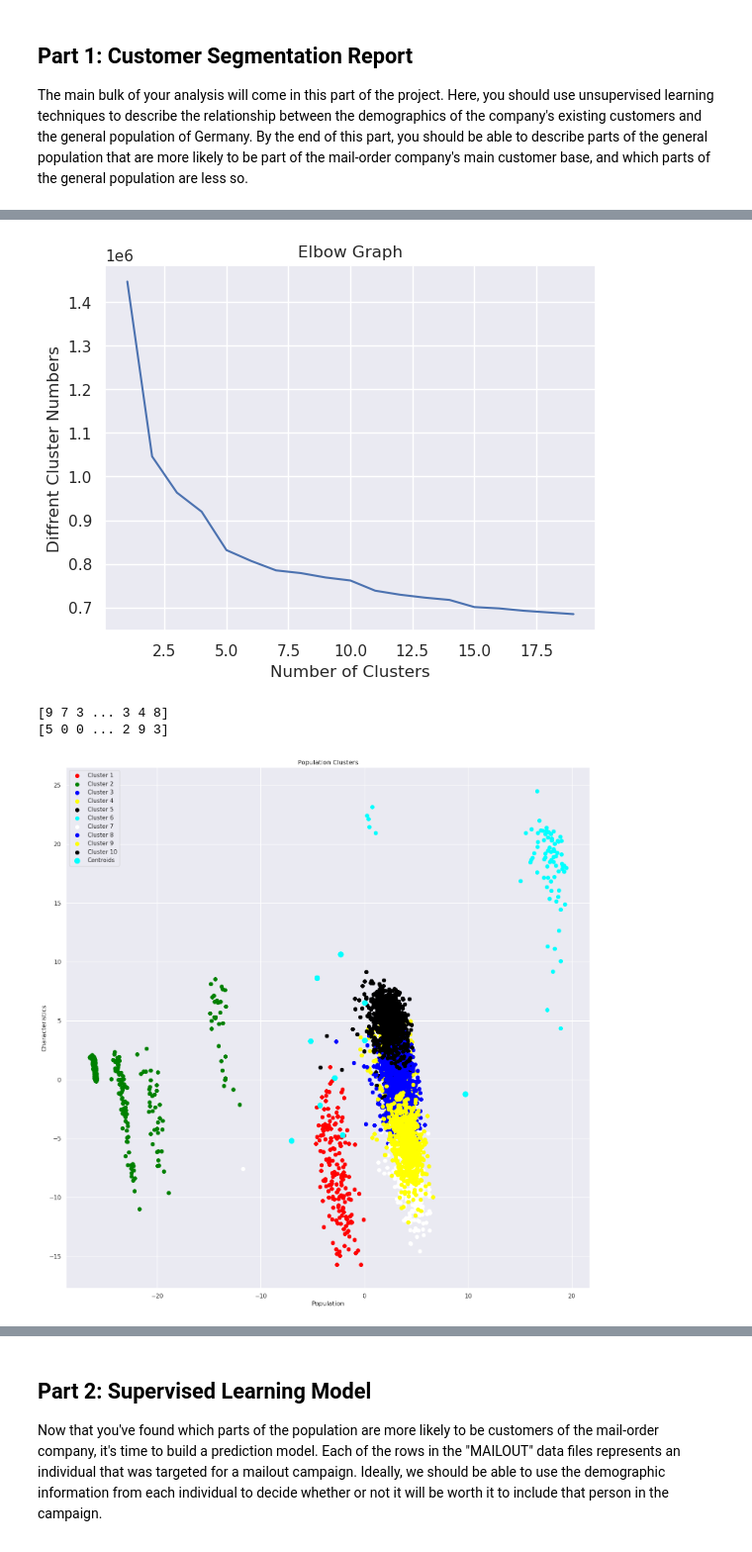
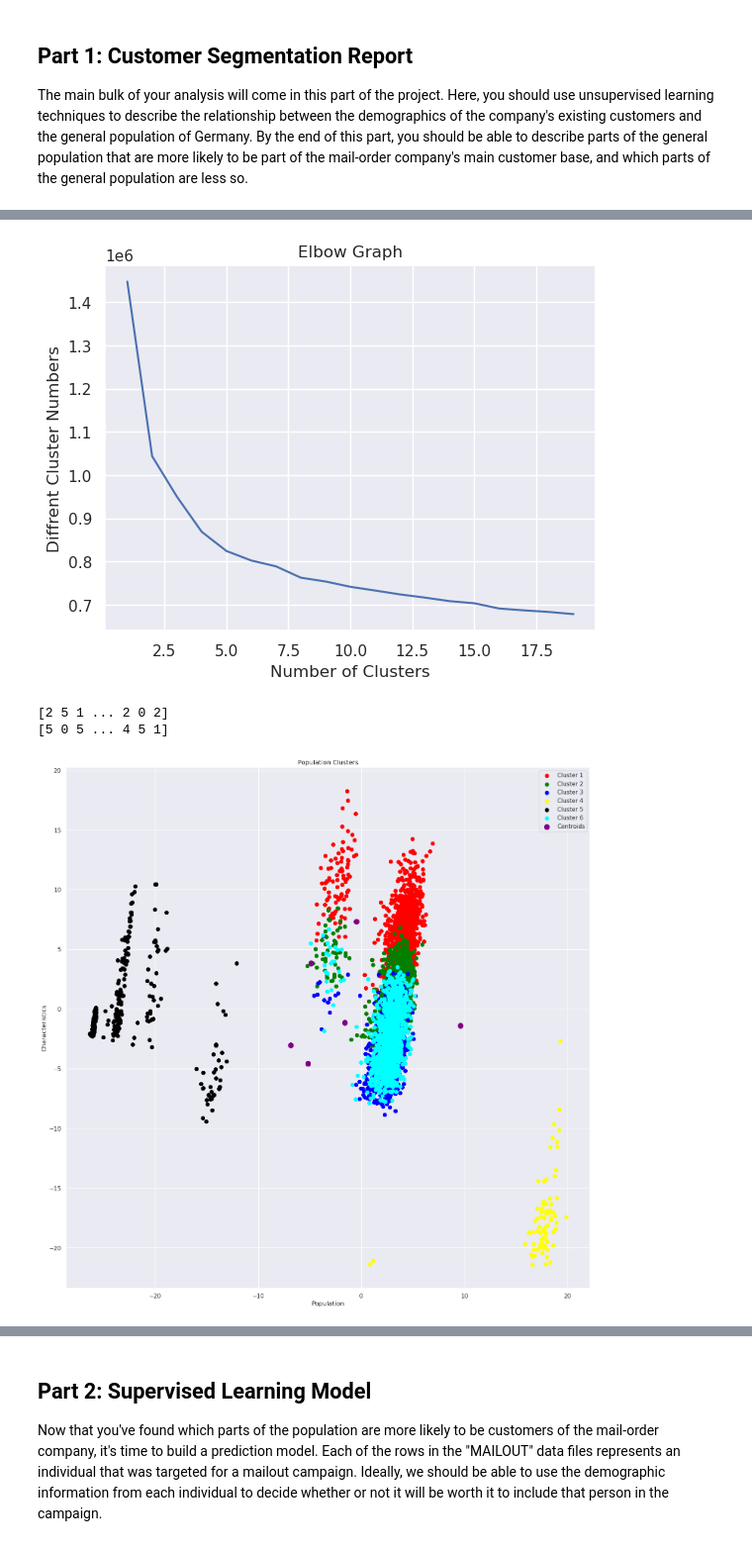
Before and after one commit to AkramAls/AWS_MLE_Proj, a Jupyter notebook: Arvato Project Workbook.ipynb, the cells around one changed output, grey strips where cells are left out. Shown at 99% size. Cells and saved outputs as stored; diff of their text form; code cells hidden in the pictures.

```diff
--- a/Arvato Project Workbook.ipynb
+++ b/Arvato Project Workbook.ipynb
@@ -494,5 +494,5 @@ Columns with 80% variance:  82
 # %%
-pca = PCA(n_components=82)
+pca = PCA(n_components=81)
 newpop_data = pca.fit_transform(population)
 print('New Population Data after PCA: ',newpop_data.shape)
 # %% [output]
@@ -500,5 +500,5 @@ New Population Data after PCA:  (5000, 82)
 # %%
-pca = PCA(n_components=82)
+pca = PCA(n_components=81)
 newcust_data=pca.fit_transform(customers)
 # %%
 # List to store inertia values for each k
@@ -547,52 +547,52 @@ plt.xlabel('Number of Clusters')
 plt.ylabel('Diffrent Cluster Numbers')
 plt.show()
 # %% [output]
-[figure, old version]
+[figure, new version]
 # %%
-kmeans = KMeans(n_clusters=10, init='k-means++', random_state=0)
+kmeans = KMeans(n_clusters=6, init='k-means++', random_state=0)
 Y = kmeans.fit_predict(newpop_data)
 print(Y)
 
 Z= kmeans.fit_predict(newcust_data)
 print(Z)
 # %% [output]
-[9 7 3 ... 3 4 8]
-[5 0 0 ... 2 9 3]
+[2 5 1 ... 2 0 2]
+[5 0 5 ... 4 5 1]
 # %%
 # Visualizing the clusters
 plt.figure(figsize=(18, 18))
 
 # Define cluster colors and labels
-colors = ['red', 'green', 'blue', 'yellow', 'black', 'cyan', 'white', 'blue', 'yellow', 'black']
+colors = ['red', 'green', 'blue', 'yellow', 'black', 'cyan']
 labels = [f'Cluster {i + 1}' for i in range(10)]
 
 # Plot each cluster
-for i in range(10):
+for i in range(6):
     plt.scatter(
         newpop_data[Y == i, 0],
         newpop_data[Y == i, 1],
         s=50,
         c=colors[i],
         label=labels[i]
     )
 
 # Plot centroids
 plt.scatter(
     kmeans.cluster_centers_[:, 0],
     kmeans.cluster_centers_[:, 1],
     s=100,
-    c='cyan',
+    c='purple',
     label='Centroids'
 )
 
 # Add title and labels
 plt.title('Population Clusters')
 plt.xlabel('Population')
 plt.ylabel('Characteristics')
 plt.legend()
 plt.show()
 # %% [output]
-[figure, old version]
+[figure, new version]
 # %%
 # lets check out the clusters
 cluster_info = pd.DataFrame([])
```
Also changed, not shown: parts of 19 cells of this notebook.
